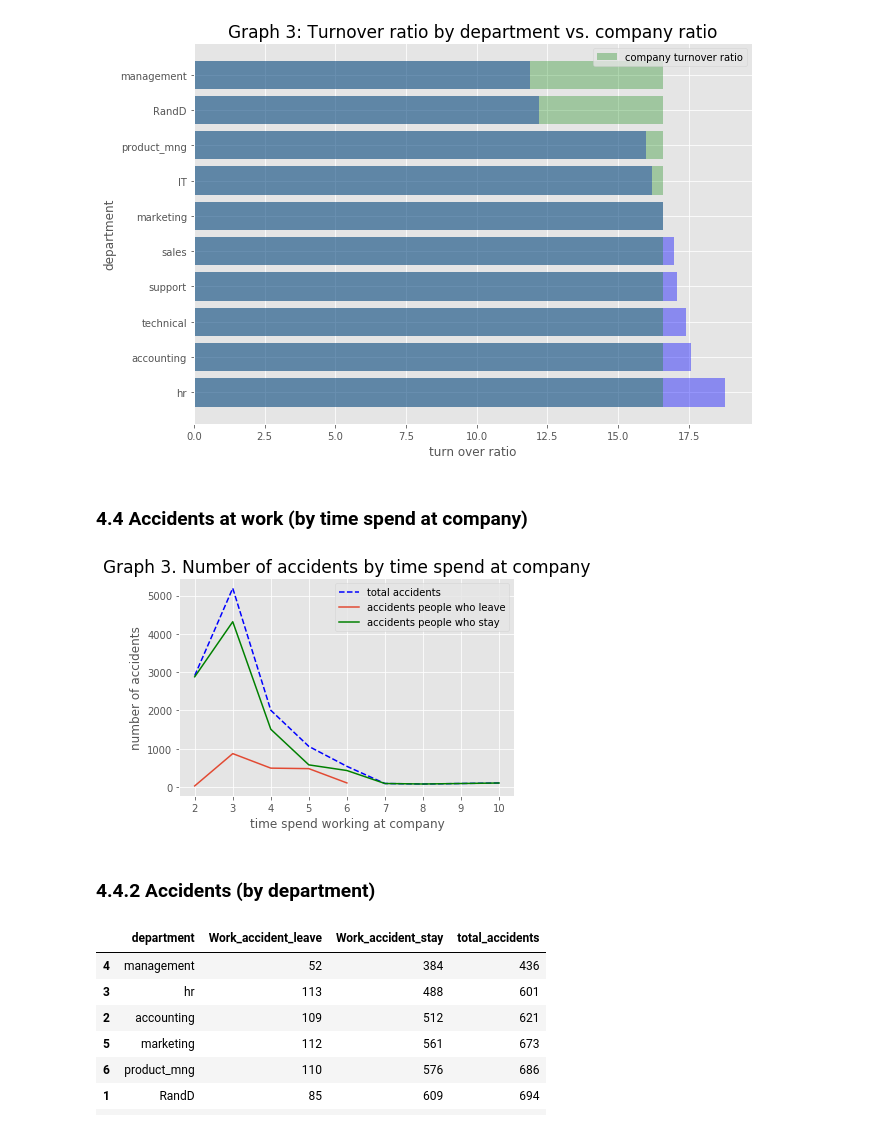
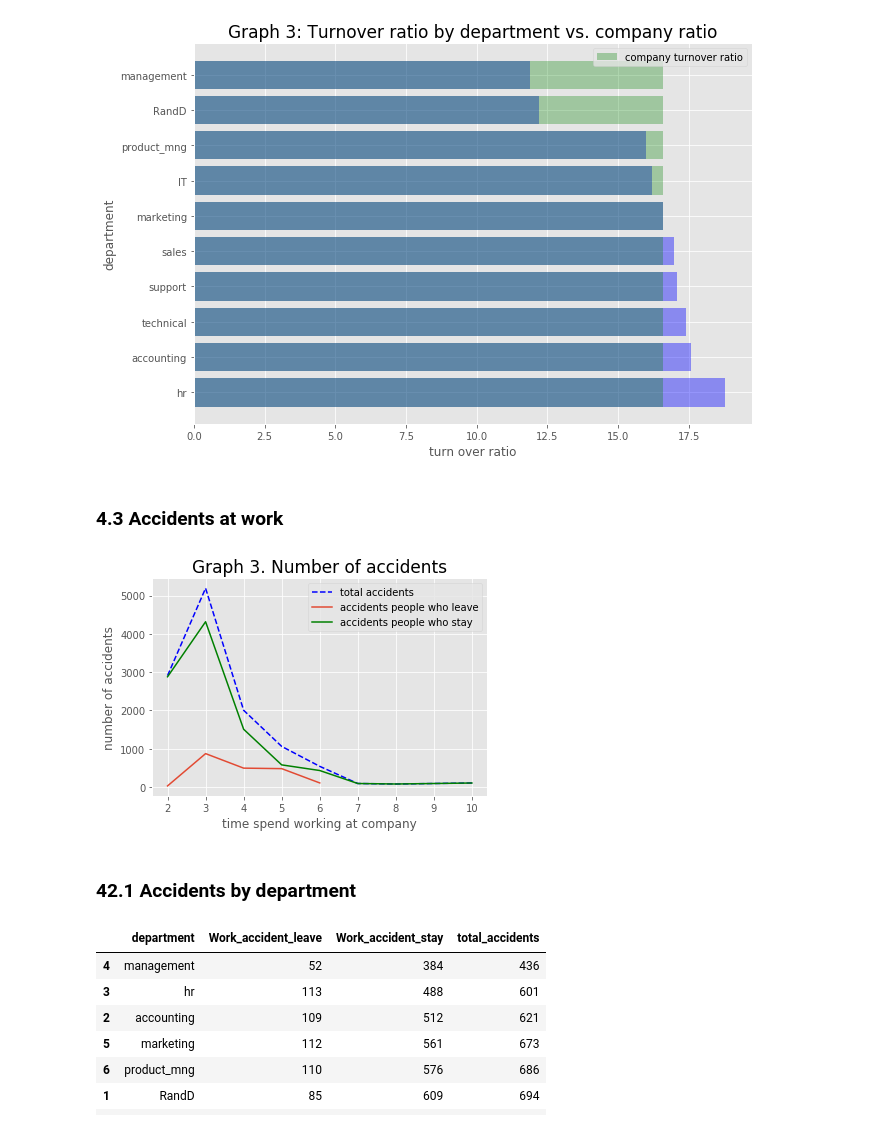
Before and after one commit to MariaGamero/TFM-ReasonsforEmployeeTurnover, a Jupyter notebook: Employee_retention.ipynb, the cells around one changed output. Saved outputs shown, nothing was run; the diff lists cells and outputs as text; code cells hidden in the pictures.

```diff
--- a/Employee_retention.ipynb
+++ b/Employee_retention.ipynb
@@ -350,22 +334,22 @@ plt.show()
 # %% [output]
 [figure]
 # %% [markdown]
-### 4.4 Accidents at work (by time spend at company)
+### 4.3 Accidents at work
 # %%
 accidents_by_year=hr_no_dupl.groupby('time_spend_company')['Work_accident'].count()
 #graph
 plt.plot(accidents_by_year,'b--',label='total accidents')
 plt.plot(people_who_leave.groupby('time_spend_company')['Work_accident'].count(),label='accidents people who leave')
 plt.plot(people_who_stay.groupby('time_spend_company')['Work_accident'].count(),label='accidents people who stay',color='green')
 plt.xlabel('time spend working at company')
 plt.ylabel('number of accidents')
 plt.legend()
-plt.title("Graph 3. Number of accidents by time spend at company", fontsize = 17)
+plt.title("Graph 3. Number of accidents", fontsize = 17)
 plt.show()
 # %% [output]
-[figure, old version]
+[figure, new version]
 # %% [markdown]
-### 4.4.2 Accidents (by department)
+### 42.1 Accidents by department
 # %%
 accidents = people_who_leave.groupby('department')['Work_accident'].count().reset_index().merge(
     people_who_stay.groupby('department')['Work_accident'].count().reset_index(), #adding accidents of stay group
```
Also changed, not shown: parts of 57 cells of this notebook.
